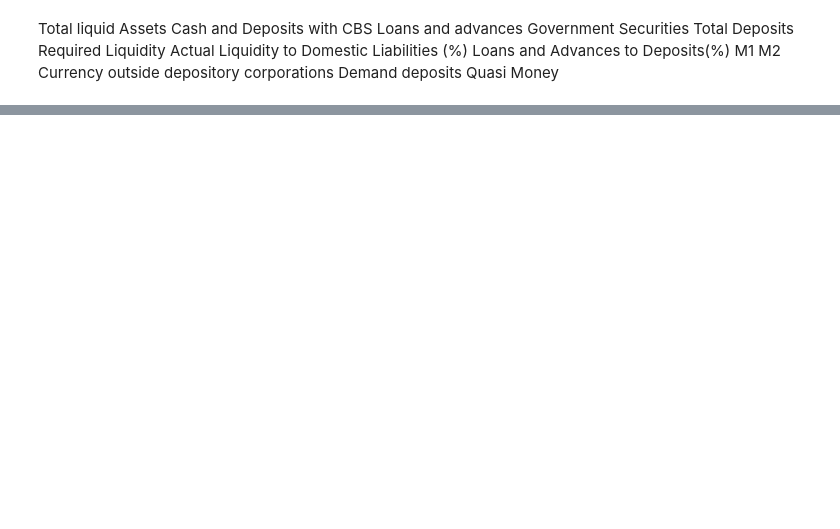
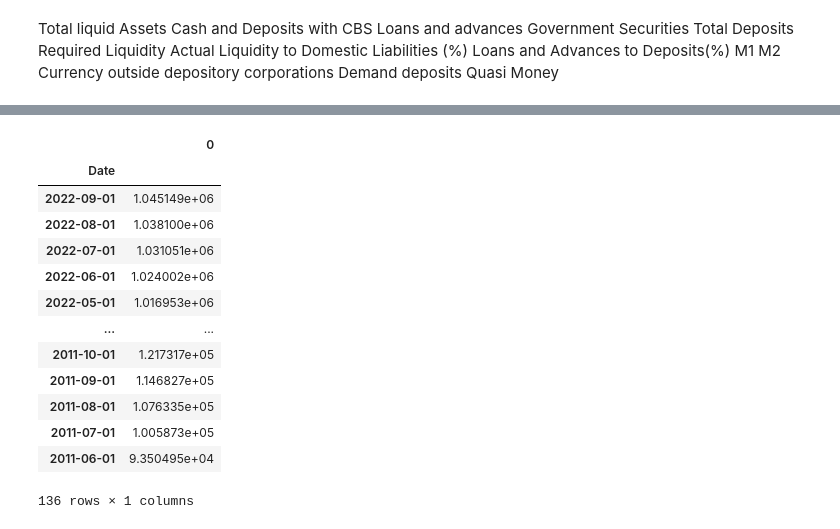
Before and after one commit to Khuks/Predicting-Aggregate-Liquidity-For-A-Central-Bank-Using-Machine-Learning-Algorithms-, a Jupyter notebook: Copy_of_Predicting_Aggregate_Liquidity.ipynb, the cells around one changed output, grey strips where cells are left out. Saved outputs shown, nothing was run; the diff lists cells and outputs as text; code cells hidden in the pictures; blank space fills up the shorter version.

```diff
--- a/Copy_of_Predicting_Aggregate_Liquidity.ipynb
+++ b/Copy_of_Predicting_Aggregate_Liquidity.ipynb
@@ -1097,5 +1126,7 @@ ImportError: ignored
 # %%
 test=dataset0.iloc[:math.ceil(len(dataset)*0.2)]
 train=dataset0.iloc[math.ceil(len(dataset)*0.2):]
+# %%
+test=pd.DataFrame(test)
 # %%
 test["Total liquid Assets"].tail()
@@ -1120,0 +1202,18 @@ test["Forecast_ARIMAX"]=test["Forecast"]*100
+# %%
+forecast4=forecast3.set_index(test_index)
+forecast4
+# %% [output]
+|  | 0 |
+| Date |  |
+| 2022-09-01 | 1.045149e+06 |
+| 2022-08-01 | 1.038100e+06 |
+| 2022-07-01 | 1.031051e+06 |
+| 2022-06-01 | 1.024002e+06 |
+| 2022-05-01 | 1.016953e+06 |
+| ... | ... |
+| 2011-10-01 | 1.217317e+05 |
+| 2011-09-01 | 1.146827e+05 |
+| 2011-08-01 | 1.076335e+05 |
+| 2011-07-01 | 1.005873e+05 |
+| 2011-06-01 | 9.350495e+04 |
+136 rows × 1 columns
```
Also changed, not shown: parts of 37 cells of this notebook.
